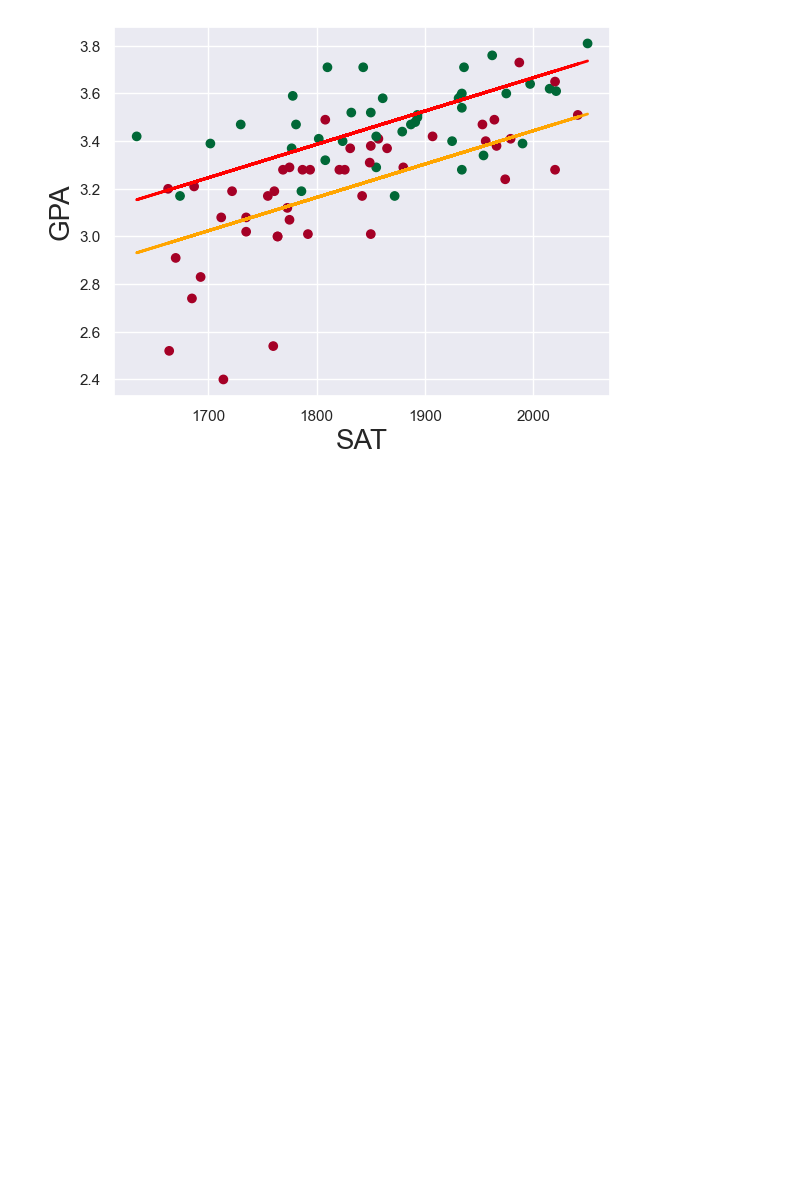
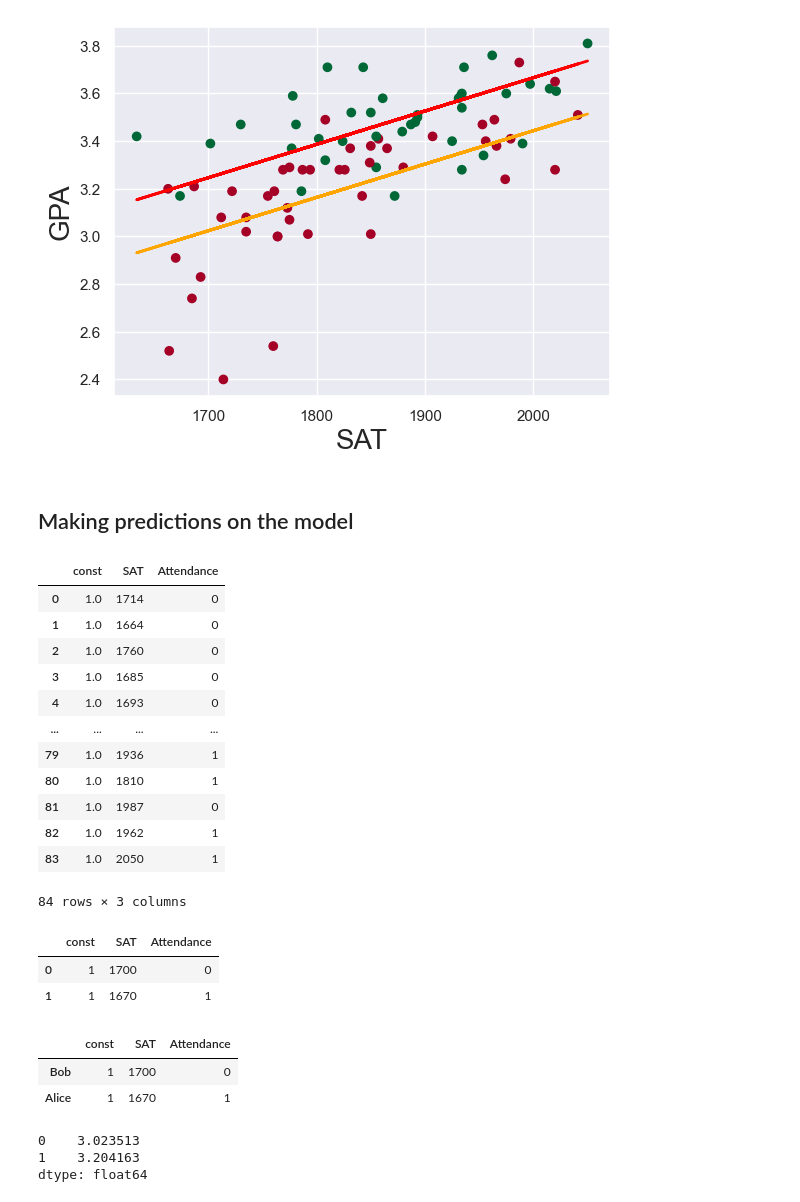
Before and after one commit to manasviwalia2812/Py-machine-learning, a Jupyter notebook: dummy variables.ipynb, the cells around one changed output. Saved outputs shown, nothing was run; the diff lists cells and outputs as text; code cells hidden in the pictures; blank space fills up the shorter version.

```diff
--- a/dummy variables.ipynb
+++ b/dummy variables.ipynb
@@ -109,3 +109,42 @@ plt.ylabel('GPA',fontsize=20)
 plt.show()
 # %% [output]
 [figure]
+# %% [markdown]
+## Making predictions on the model
+# %%
+x
+# %% [output]
+|  | const | SAT | Attendance |
+| 0 | 1.0 | 1714 | 0 |
+| 1 | 1.0 | 1664 | 0 |
+| 2 | 1.0 | 1760 | 0 |
+| 3 | 1.0 | 1685 | 0 |
+| 4 | 1.0 | 1693 | 0 |
+| ... | ... | ... | ... |
+| 79 | 1.0 | 1936 | 1 |
+| 80 | 1.0 | 1810 | 1 |
+| 81 | 1.0 | 1987 | 0 |
+| 82 | 1.0 | 1962 | 1 |
+| 83 | 1.0 | 2050 | 1 |
+84 rows × 3 columns
+# %%
+new_data = pd.DataFrame({'const':1,'SAT':[1700,1670],'Attendance':[0,1]})
+new_data = new_data[['const','SAT','Attendance']]
+new_data
+# %% [output]
+|  | const | SAT | Attendance |
+| 0 | 1 | 1700 | 0 |
+| 1 | 1 | 1670 | 1 |
+# %%
+new_data.rename(index={0:'Bob',1:'Alice'})
+# %% [output]
+|  | const | SAT | Attendance |
+| Bob | 1 | 1700 | 0 |
+| Alice | 1 | 1670 | 1 |
+# %%
+predictions = results.predict(new_data)
+predictions
+# %% [output]
+0    3.023513
+1    3.204163
+dtype: float64
```
Also changed, not shown: parts of 1 cell of this notebook, 3 other files.
